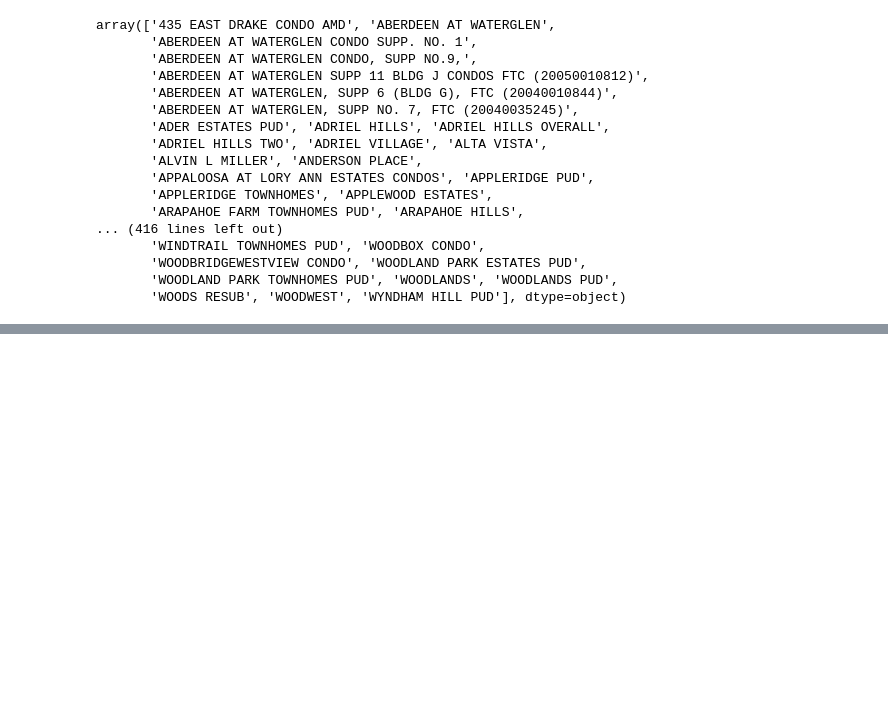
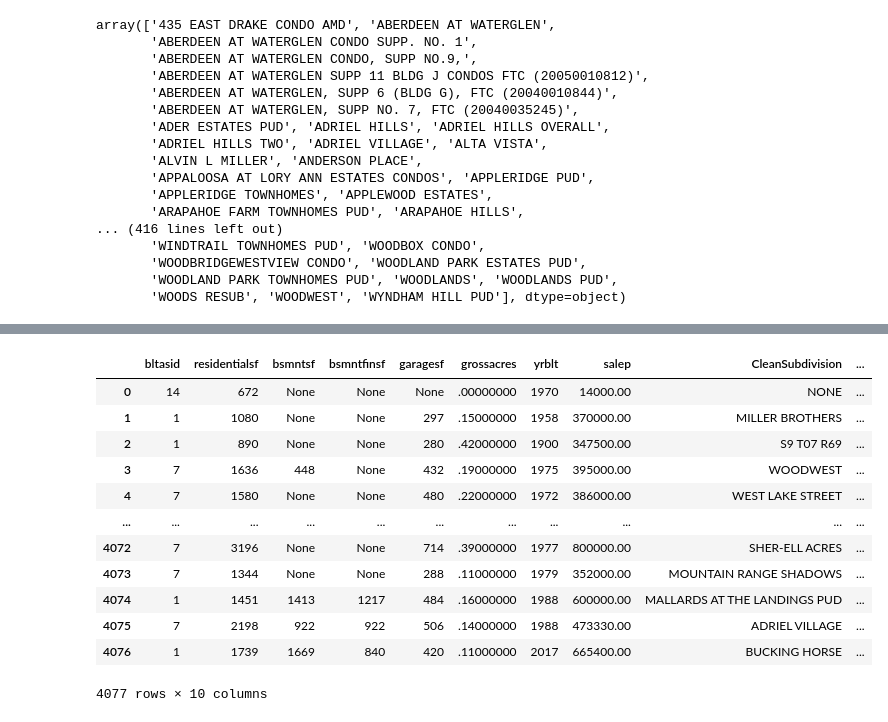
Before and after one commit to doofusdavid/CSC510_Module8_PortfolioProject, a Jupyter notebook: DataWrangle.ipynb, the cells around one changed output, grey strips where cells are left out. Cells and saved outputs as stored; diff of their text form; code cells hidden in the pictures; blank space fills up the shorter version.

```diff
--- a/DataWrangle.ipynb
+++ b/DataWrangle.ipynb
@@ -53,0 +210,21 @@ array(['435 EAST DRAKE CONDO AMD', 'ABERDEEN AT WATERGLEN',
+# %%
+
+trimdf.DayOfYear = trimdf.saledt.dt.day_of_year
+# %%
+trimdf = trimdf.drop(columns=["saledt"])
+# %%
+trimdf
+# %% [output]
+|  | bltasid | residentialsf | bsmntsf | bsmntfinsf | garagesf | grossacres | yrblt | salep | CleanSubdivision | ... |
+| 0 | 14 | 672 | None | None | None | .00000000 | 1970 | 14000.00 | NONE | ... |
+| 1 | 1 | 1080 | None | None | 297 | .15000000 | 1958 | 370000.00 | MILLER BROTHERS | ... |
+| 2 | 1 | 890 | None | None | 280 | .42000000 | 1900 | 347500.00 | S9 T07 R69 | ... |
+| 3 | 7 | 1636 | 448 | None | 432 | .19000000 | 1975 | 395000.00 | WOODWEST | ... |
+| 4 | 7 | 1580 | None | None | 480 | .22000000 | 1972 | 386000.00 | WEST LAKE STREET | ... |
+| ... | ... | ... | ... | ... | ... | ... | ... | ... | ... | ... |
+| 4072 | 7 | 3196 | None | None | 714 | .39000000 | 1977 | 800000.00 | SHER-ELL ACRES | ... |
+| 4073 | 7 | 1344 | None | None | 288 | .11000000 | 1979 | 352000.00 | MOUNTAIN RANGE SHADOWS | ... |
+| 4074 | 1 | 1451 | 1413 | 1217 | 484 | .16000000 | 1988 | 600000.00 | MALLARDS AT THE LANDINGS PUD | ... |
+| 4075 | 7 | 2198 | 922 | 922 | 506 | .14000000 | 1988 | 473330.00 | ADRIEL VILLAGE | ... |
+| 4076 | 1 | 1739 | 1669 | 840 | 420 | .11000000 | 2017 | 665400.00 | BUCKING HORSE | ... |
+4077 rows × 10 columns
```
Also changed, not shown: parts of 16 cells of this notebook.
